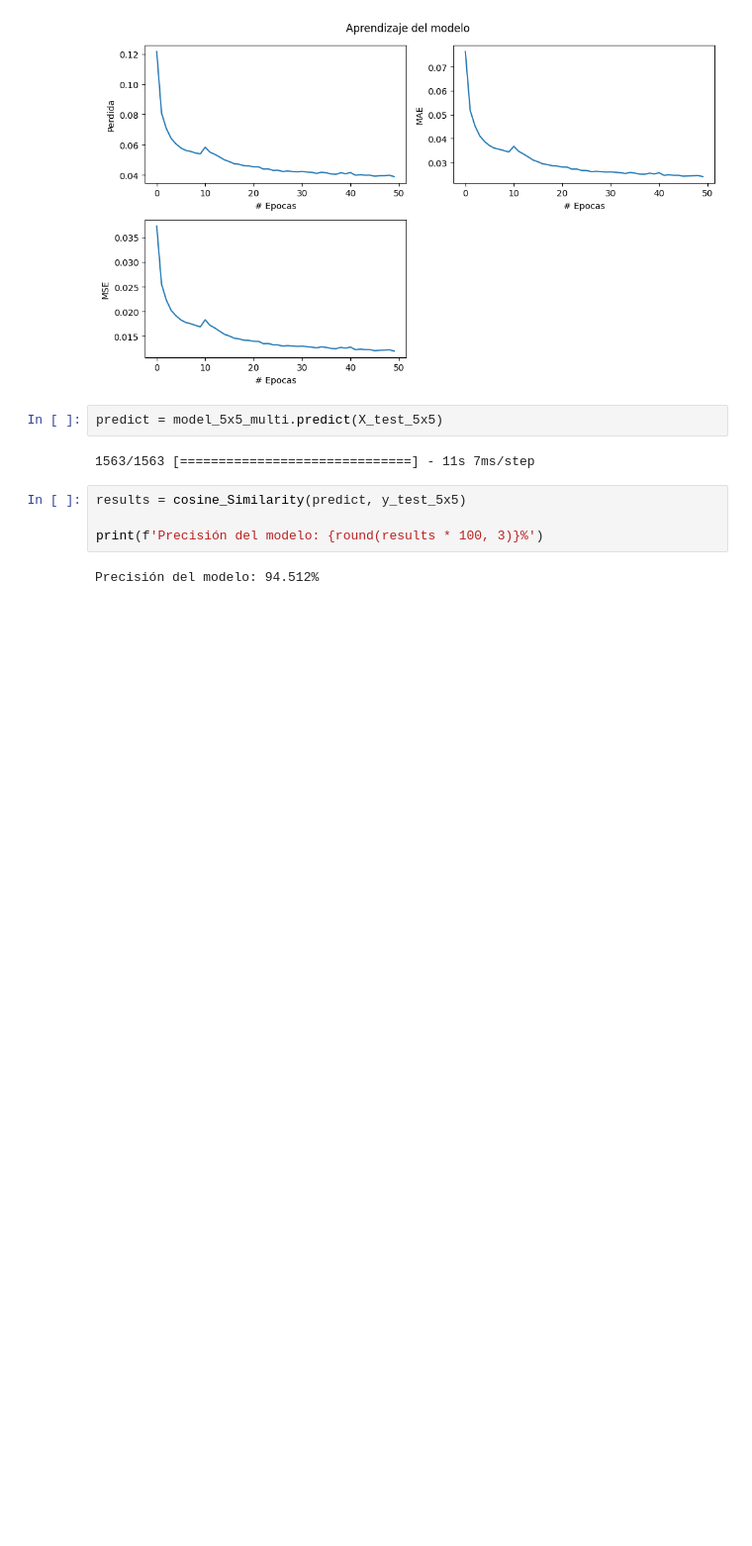
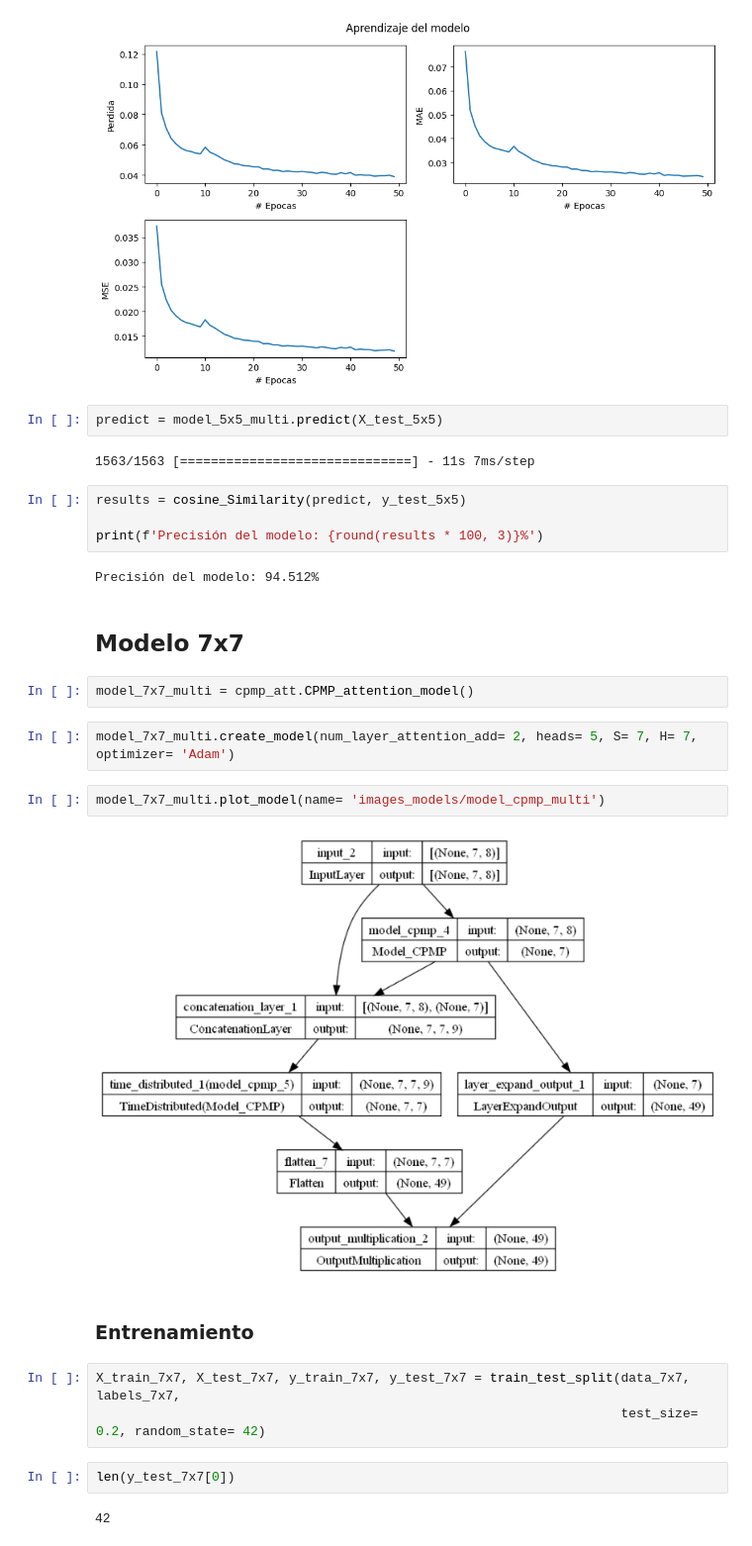
Before and after one commit to LosWillyAmigos/CPMP_With_attetion, a Jupyter notebook: CPMP_with_attention.ipynb, the cells around one changed output. Shown: that part at 99% size. Drawn from its saved outputs; the diff is of its cells as text; blank space fills up the shorter version.

```diff
--- a/CPMP_with_attention.ipynb
+++ b/CPMP_with_attention.ipynb
@@ -322,3 +324,22 @@ results = cosine_Similarity(predict, y_test_5x5)
 print(f'Precisión del modelo: {round(results * 100, 3)}%')
 # %% [output]
 Precisión del modelo: 94.512%
+# %% [markdown]
+## Modelo 7x7
+# %%
+model_7x7_multi = cpmp_att.CPMP_attention_model()
+# %%
+model_7x7_multi.create_model(num_layer_attention_add= 2, heads= 5, S= 7, H= 7, optimizer= 'Adam')
+# %%
+model_7x7_multi.plot_model(name= 'images_models/model_cpmp_multi')
+# %% [output]
+[figure, added]
+# %% [markdown]
+### Entrenamiento
+# %%
+X_train_7x7, X_test_7x7, y_train_7x7, y_test_7x7 = train_test_split(data_7x7, labels_7x7,
+                                                                    test_size= 0.2, random_state= 42)
+# %%
+len(y_test_7x7[0])
+# %% [output]
+42
```
Also changed, not shown: parts of 2 cells of this notebook.
